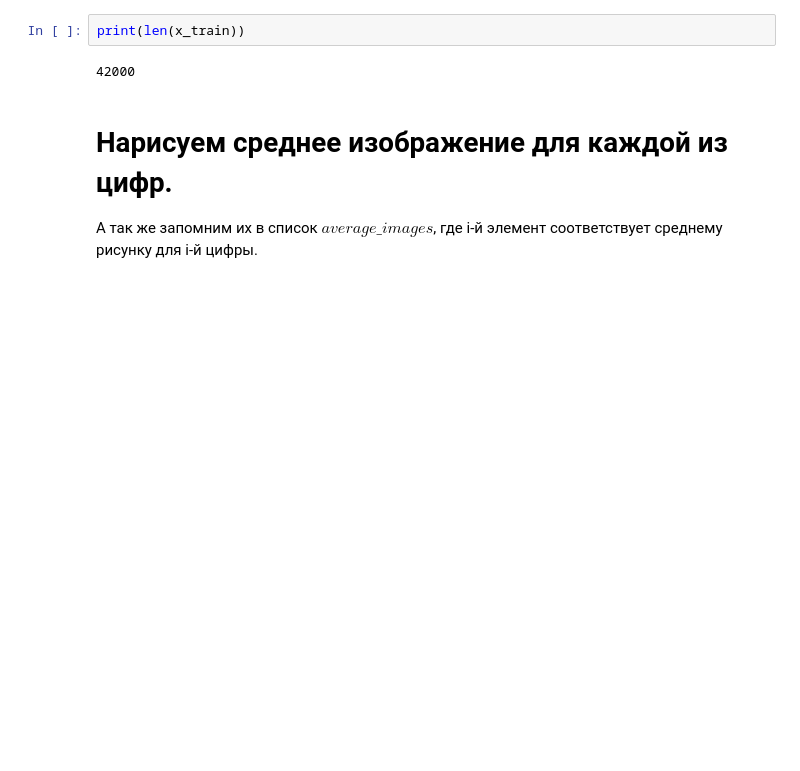
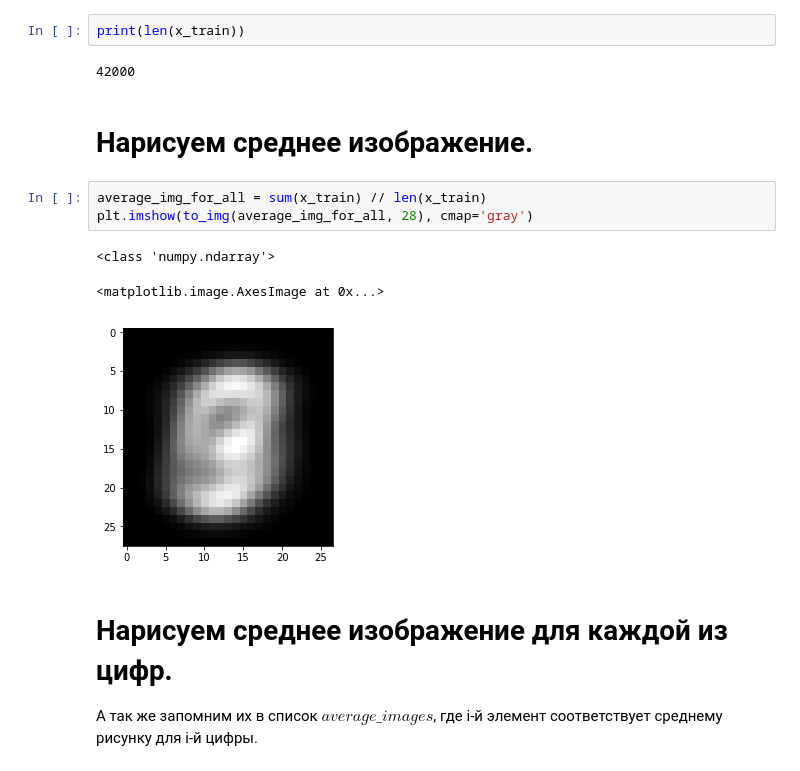
Before and after one commit to Mikhail-off/MNIST-recognizing-digits, a Jupyter notebook: MNIST01.ipynb, the cells around one changed output. Drawn from its saved outputs; the diff is of its cells as text; blank space fills up the shorter version.

```diff
--- a/MNIST01.ipynb
+++ b/MNIST01.ipynb
@@ -53,6 +53,15 @@ for i in range(10):
 print(len(x_train))
 # %% [output]
 42000
+# %% [markdown]
+# Нарисуем среднее изображение.
+# %%
+average_img_for_all = sum(x_train) // len(x_train)
+plt.imshow(to_img(average_img_for_all, 28), cmap='gray')
+# %% [output]
+<class 'numpy.ndarray'>
+<matplotlib.image.AxesImage at 0x...>
+[figure, added]
 # %% [markdown]
 # Нарисуем среднее изображение для каждой из цифр.
 А так же запомним их в список $average\_images$, где i-й элемент соответствует среднему рисунку для i-й цифры.
```
Also changed, not shown: parts of 4 cells of this notebook.
